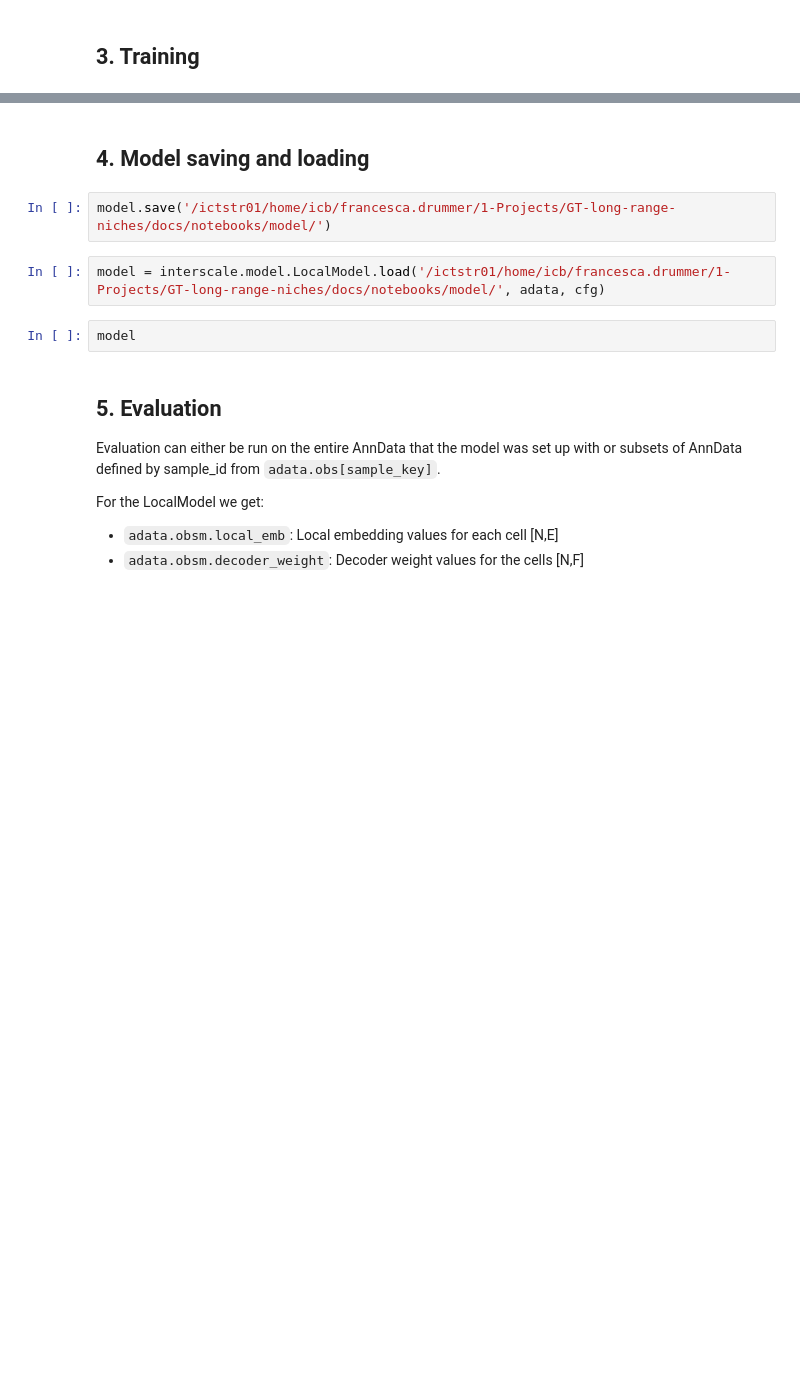
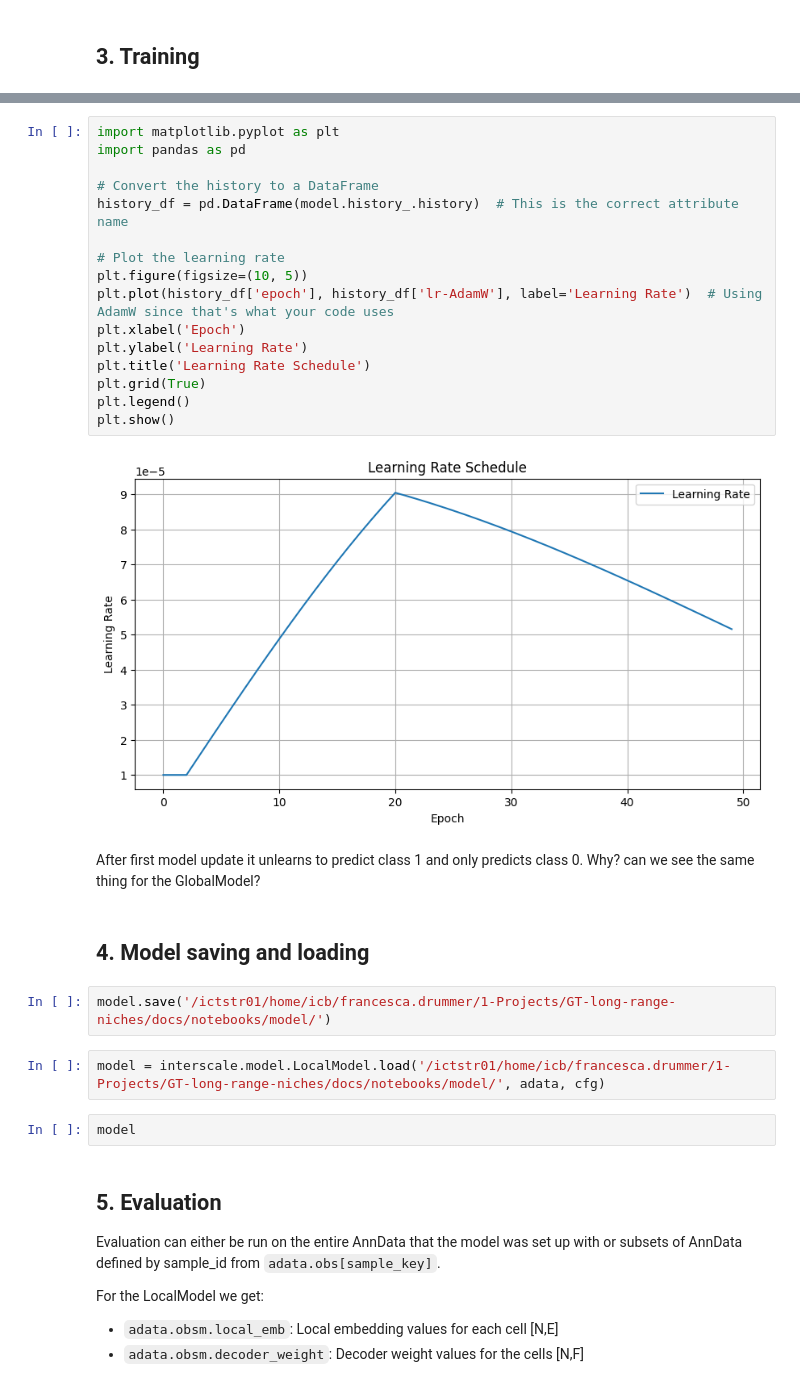
Before and after one commit to theislab/interscale, a Jupyter notebook: docs/notebooks/InterScale_LocalModel.ipynb, the cells around one changed output, grey strips where cells are left out. Drawn from its saved outputs; the diff is of its cells as text; blank space fills up the shorter version.

```diff
--- a/docs/notebooks/InterScale_LocalModel.ipynb
+++ b/docs/notebooks/InterScale_LocalModel.ipynb
@@ -114,3 +259,23 @@ model.history_.plot_history(subset_term = 'pearson')
+# %%
+import matplotlib.pyplot as plt
+import pandas as pd
+
+# Convert the history to a DataFrame
+history_df = pd.DataFrame(model.history_.history)  # This is the correct attribute name
+
+# Plot the learning rate
+plt.figure(figsize=(10, 5))
+plt.plot(history_df['epoch'], history_df['lr-AdamW'], label='Learning Rate')  # Using AdamW since that's what your code uses
+plt.xlabel('Epoch')
+plt.ylabel('Learning Rate')
+plt.title('Learning Rate Schedule')
+plt.grid(True)
+plt.legend()
+plt.show()
+# %% [output]
+[figure, added]
+# %% [markdown]
+After first model update it unlearns to predict class 1 and only predicts class 0. Why? can we see the same thing for the GlobalModel?
 # %% [markdown]
 ## 4. Model saving and loading
 # %%
```
Also changed, not shown: parts of 15 cells of this notebook, 31 other files.
